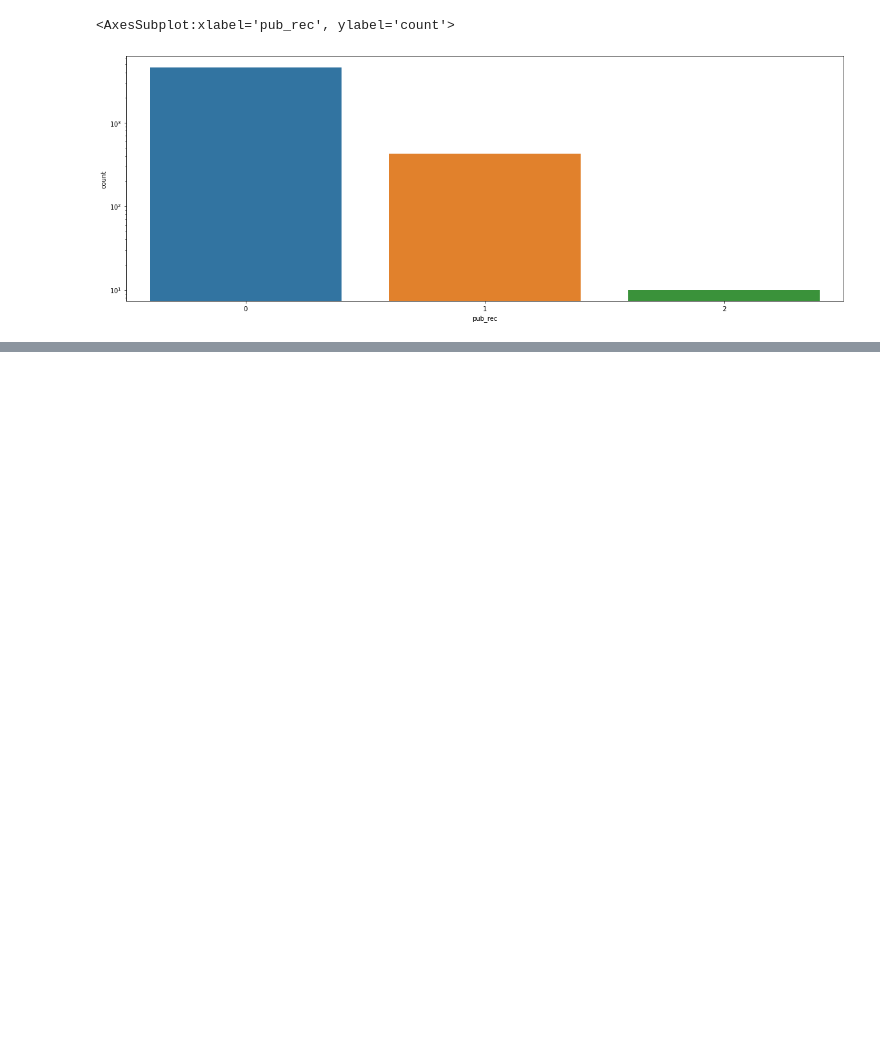
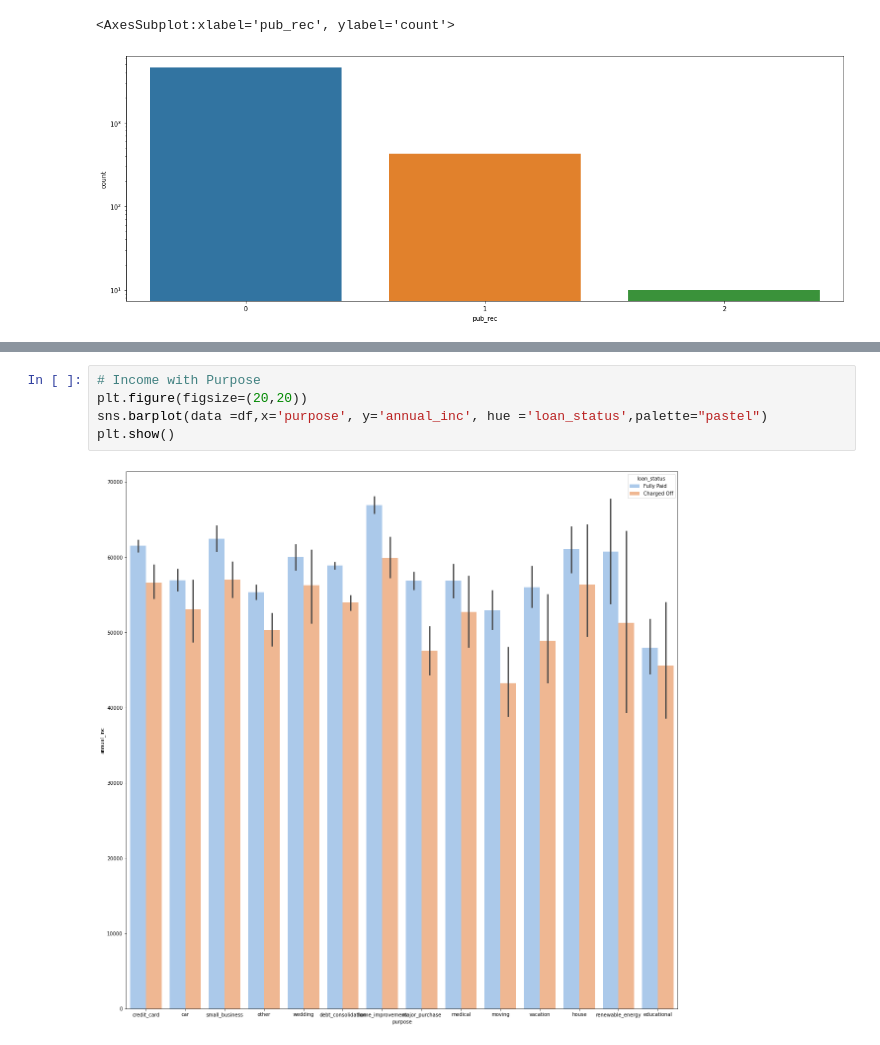
Before and after one commit to Priyesh17/lending-club, a Jupyter notebook: lending-club.ipynb, the cells around one changed output, grey strips where cells are left out. Drawn from its saved outputs; the diff is of its cells as text; blank space fills up the shorter version.

```diff
--- a/lending-club.ipynb
+++ b/lending-club.ipynb
@@ -470,0 +538,7 @@ sns.countplot(x='pub_rec', data=df_charged_off)
+# %%
+# Income with Purpose
+plt.figure(figsize=(20,20))
+sns.barplot(data =df,x='purpose', y='annual_inc', hue ='loan_status',palette="pastel")
+plt.show()
+# %% [output]
+[figure, added]
```
Also changed, not shown: parts of 13 cells of this notebook, 2 other files.
